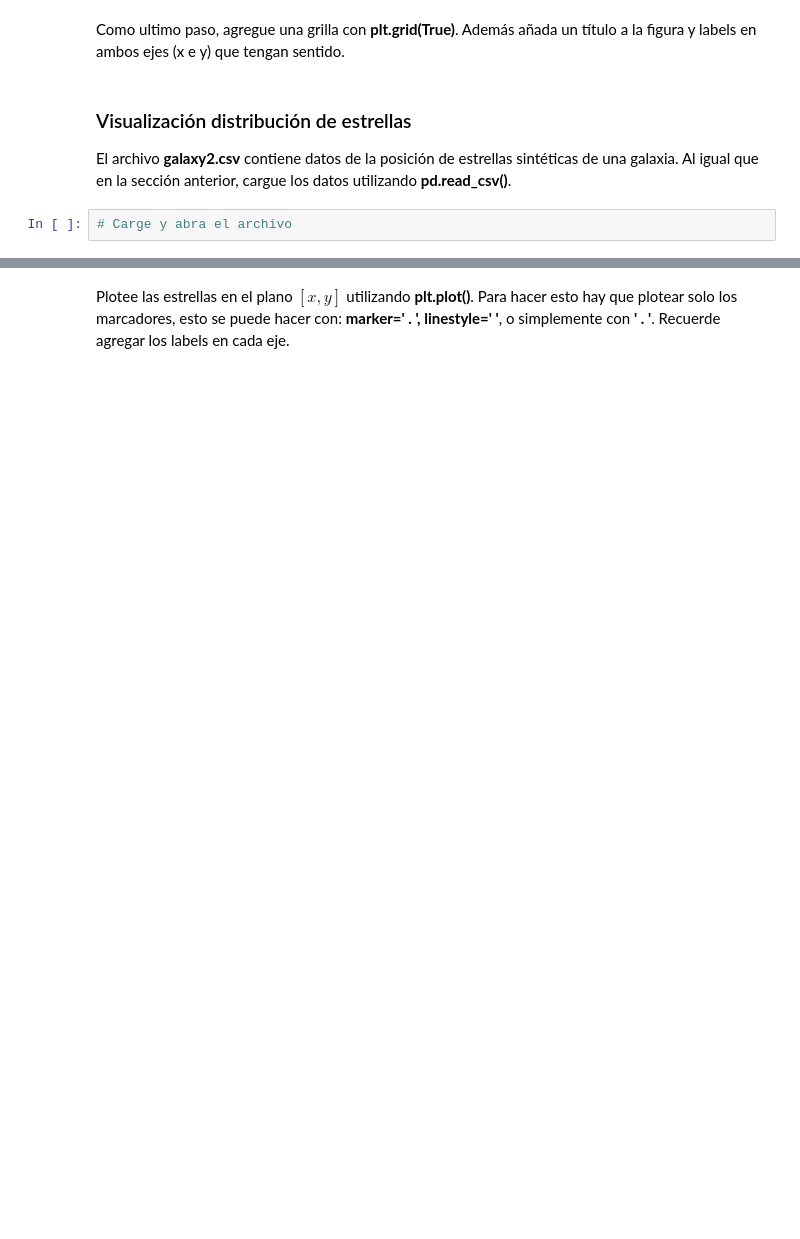
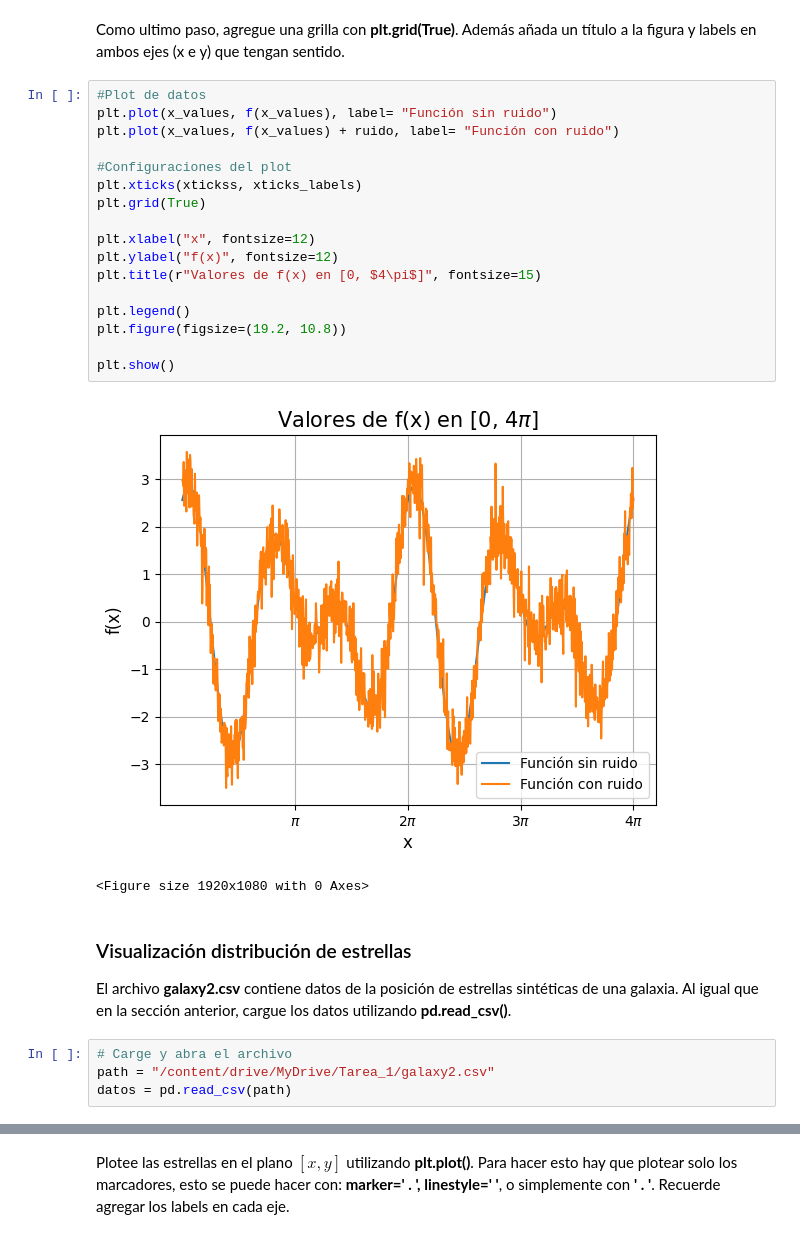
Before and after one commit to Vlxn761/Tarea-1, a Jupyter notebook: Tarea_1.ipynb, the cells around one changed output, grey strips where cells are left out. Saved outputs shown, nothing was run; the diff lists cells and outputs as text; blank space fills up the shorter version.

```diff
--- a/Tarea_1.ipynb
+++ b/Tarea_1.ipynb
@@ -297,11 +316,33 @@ xticks_labels = [r'$\pi$', r'$2\pi$', r'$3\pi$', r'$4\pi$']
 # %% [markdown]
 Como ultimo paso, agregue una grilla con **plt.grid(True)**. Además añada un título a la figura y labels en ambos ejes (x e y) que tengan sentido.
+# %%
+#Plot de datos
+plt.plot(x_values, f(x_values), label= "Función sin ruido")
+plt.plot(x_values, f(x_values) + ruido, label= "Función con ruido")
+
+#Configuraciones del plot
+plt.xticks(xtickss, xticks_labels)
+plt.grid(True)
+
+plt.xlabel("x", fontsize=12)
+plt.ylabel("f(x)", fontsize=12)
+plt.title(r"Valores de f(x) en [0, $4\pi$]", fontsize=15)
+
+plt.legend()
+plt.figure(figsize=(19.2, 10.8))
+
+plt.show()
+# %% [output]
+[figure, added]
+<Figure size 1920x1080 with 0 Axes>
 # %% [markdown]
 ### Visualización distribución de estrellas
 
 El archivo **galaxy2.csv** contiene datos de la posición de estrellas sintéticas de una galaxia. Al igual que en la sección anterior, cargue los datos utilizando **pd.read_csv()**.
 # %%
 # Carge y abra el archivo
+path = "/content/drive/MyDrive/Tarea_1/galaxy2.csv"
+datos = pd.read_csv(path)
 # %% [markdown]
 Vea los primeros 10 elementos del dataframe. ¿Qué tipo de información puede encontrar? Dado el nombre de las columnas, ¿en qué unidades se encuentran?
 
```
Also changed, not shown: parts of 17 cells of this notebook.
